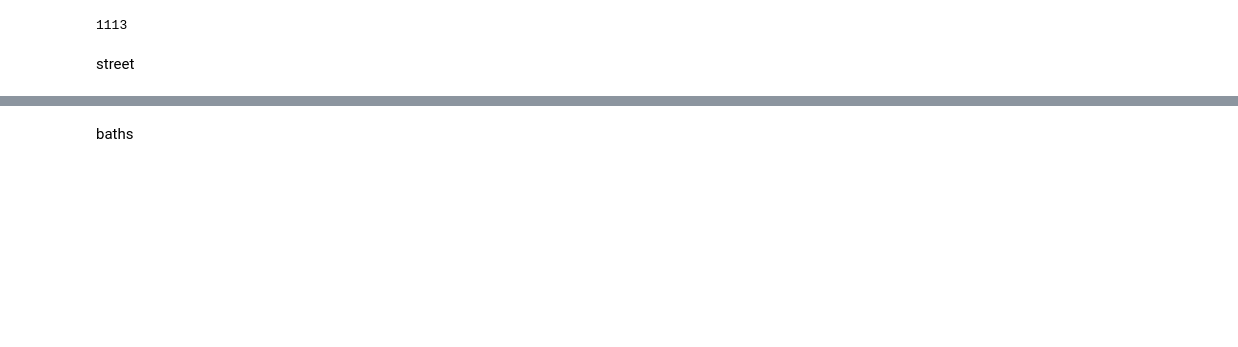
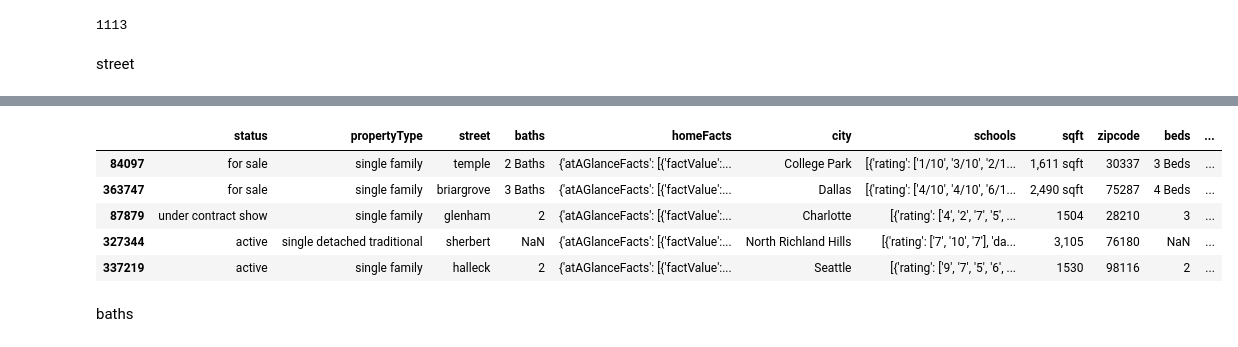
Before and after one commit to TimeryaevaM/new_rep, a Jupyter notebook: diplom_2v.ipynb, the cells around one changed output, grey strips where cells are left out. Cells and saved outputs as stored; diff of their text form; code cells hidden in the pictures; blank space fills up the shorter version.

```diff
--- a/diplom_2v.ipynb
+++ b/diplom_2v.ipynb
@@ -318,9 +324,9 @@ def change_street(df, spec_str):
   new_street = new_street.str.findall('[0-9]+[a-z]+ [a-z]+ ' + spec_str).apply(lambda x: None if len(x) == 0 else x[0])
   df.loc[new_street.index, 'street'] = new_street
 
-  new_street = df.loc[(df['street'].isna()==False) & (df['street'].str.contains(r'\b[a-z]{3,}-[a-z]{3,}\b '+ spec_str)), 'street']
-  new_street = new_street.str.findall(r'\b[a-z]{3,}-[a-z]{3,}\b '+ spec_str).apply(lambda x: None if len(x) == 0 else x[0])
-  df.loc[new_street.index, 'street'] = new_street
+  # new_street = df.loc[(df['street'].isna()==False) & (df['street'].str.contains(r'\b[a-z]{3,}-[a-z]{3,}\b '+ spec_str)), 'street']
+  # new_street = new_street.str.findall(r'\b[a-z]{3,}-[a-z]{3,}\b '+ spec_str).apply(lambda x: None if len(x) == 0 else x[0])
+  # df.loc[new_street.index, 'street'] = new_street
 
   new_street = df.loc[(df['street'].isna()==False) & (df['street'].str.contains(r'^\b[a-z]{3,}\b '+ spec_str)), 'street']
   new_street = new_street.str.findall(r'^\b[a-z]{3,}\b '+ spec_str).apply(lambda x: None if len(x) == 0 else x[0])
@@ -351,39 +339,3 @@ Change park
-# %%
-# Костыть чтобы убрать ненужные длинные тексты в улицах
-
-df.loc[(df['street'].isna()==False) & (df['street'].str.contains(r' plan:')), 'street'] = df['street'].apply(lambda x: str(x).split(' plan:')[-1])
-df.loc[(df['street'].isna()==False) & (df['street'].str.contains(r' plan :,')), 'street'] = df['street'].apply(lambda x: str(x).split(' plan :,')[-1])
-df.loc[(df['street'].isna()==False) & (df['street'].str.contains(r' plan ')), 'street'] = df['street'].apply(lambda x: str(x).split(' plan ')[-1])
-df.loc[(df['street'].isna()==False) & (df['street'].str.contains(r':')), 'street'] = df['street'].apply(lambda x: str(x).split(':')[0])
-df.loc[(df['street'].isna()==False) & (df['street'].str.contains(r' - ')), 'street'] = df['street'].apply(lambda x: str(x).split(' - ')[0])
-df['street'] = df['street'].str.replace('-', ' ').str.strip()
-df['street'] = df['street'].str.replace('  ', ' ').str.strip()
-# %%
-# Костыль по дропсловам !!! переместить наверх!!!
-
-df['street'] = df['street'].apply(lambda x: str(x).split(' apt ')[0]).apply(lambda x: str(x).split(' apt')[0]).apply(lambda x: str(x).split('apt ')[0])
-df['street'] = df['street'].apply(lambda x: None if x == 'apt' else x)
-
-df['street'] = df['street'].str.replace(' unit ', '').str.replace(r'^unit ', '').str.replace(' unit$', '')
-df['street'] = df['street'].apply(lambda x: None if x == 'unit' else x)
-
-df['street'] = df['street'].str.replace(' lot ', '').str.replace(r'^lot ', '').str.replace(' lot$', '')
-df['street'] = df['street'].apply(lambda x: None if x == 'lot' else x)
-
-df['street'] = df['street'].str.replace(' lots ', '').str.replace(r'^lots ', '').str.replace(' lots$', '')
-df['street'] = df['street'].apply(lambda x: None if x == 'lots' else x)
-
-df['street'] = df['street'].str.replace('collection', '')
-
-# Костыть по другим дропсловам
-
-df['street'] = df['street'].str.replace(r'[0-9]+[a-z] ', '').str.replace(r'[0-9]+[a-z]$', '')
-df['street'] = df['street'].str.replace(r'[a-z]+[0-9] ', '')
-df['street'] = df['street'].str.replace(r'[0-9]+ft', '')
-df['street'] = df['street'].str.replace('  ', ' ').str.strip()
-# %%
-df['street'] = df['street'].apply(lambda x: str(x).split('|')[-1]).apply(lambda x: str(x).split(')')[-1])
-df['street'] = df['street'].str.replace('  ', ' ').str.strip()
 # %%
 # Создаем столбец длины улиц, чтобы ими управлять если что
 
@@ -458,3 +367,12 @@ df[df['street_length'] == 2]['street'].nunique()
+# %%
+df.sample(5)
+# %% [output]
+|  | status | propertyType | street | baths | homeFacts | city | schools | sqft | zipcode | beds | ... |
+| 84097 | for sale | single family | temple | 2 Baths | {'atAGlanceFacts': [{'factValue':... | College Park | [{'rating': ['1/10', '3/10', '2/1... | 1,611 sqft | 30337 | 3 Beds | ... |
+| 363747 | for sale | single family | briargrove | 3 Baths | {'atAGlanceFacts': [{'factValue':... | Dallas | [{'rating': ['4/10', '4/10', '6/1... | 2,490 sqft | 75287 | 4 Beds | ... |
+| 87879 | under contract show | single family | glenham | 2 | {'atAGlanceFacts': [{'factValue':... | Charlotte | [{'rating': ['4', '2', '7', '5', ... | 1504 | 28210 | 3 | ... |
+| 327344 | active | single detached traditional | sherbert | NaN | {'atAGlanceFacts': [{'factValue':... | North Richland Hills | [{'rating': ['7', '10', '7'], 'da... | 3,105 | 76180 | NaN | ... |
+| 337219 | active | single family | halleck | 2 | {'atAGlanceFacts': [{'factValue':... | Seattle | [{'rating': ['9', '7', '5', '6', ... | 1530 | 98116 | 2 | ... |
 # %% [markdown]
 baths
 # %%
```
Also changed, not shown: parts of 42 cells of this notebook.
